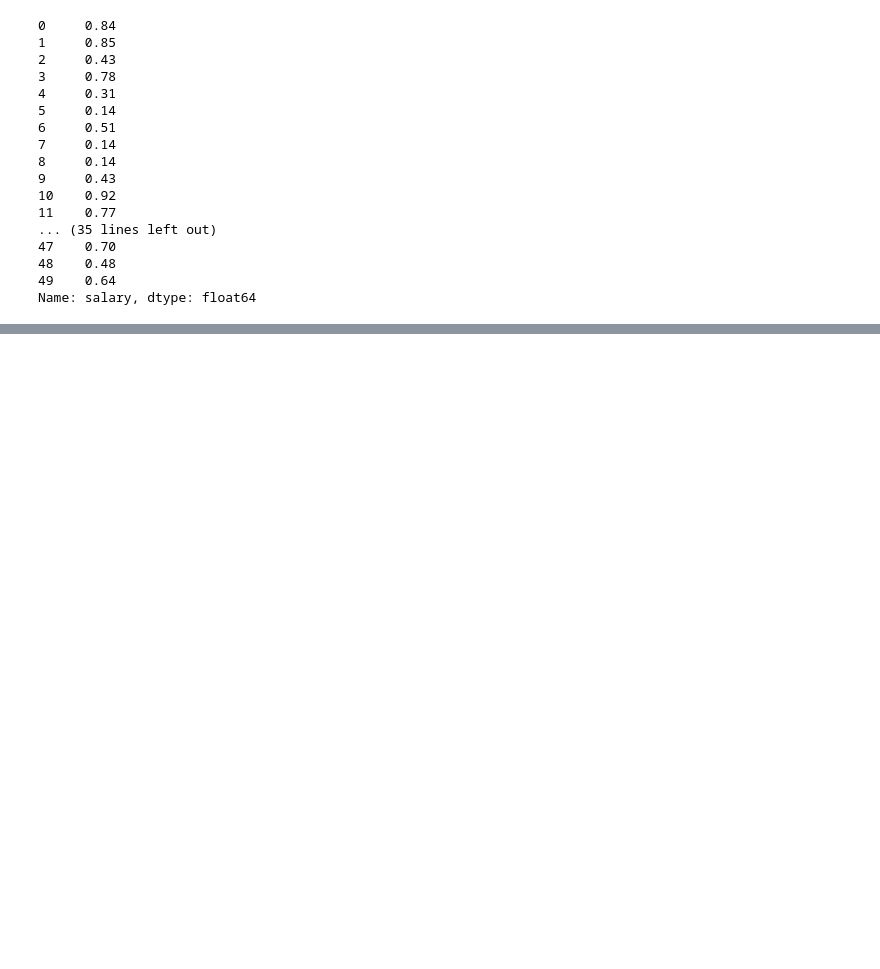
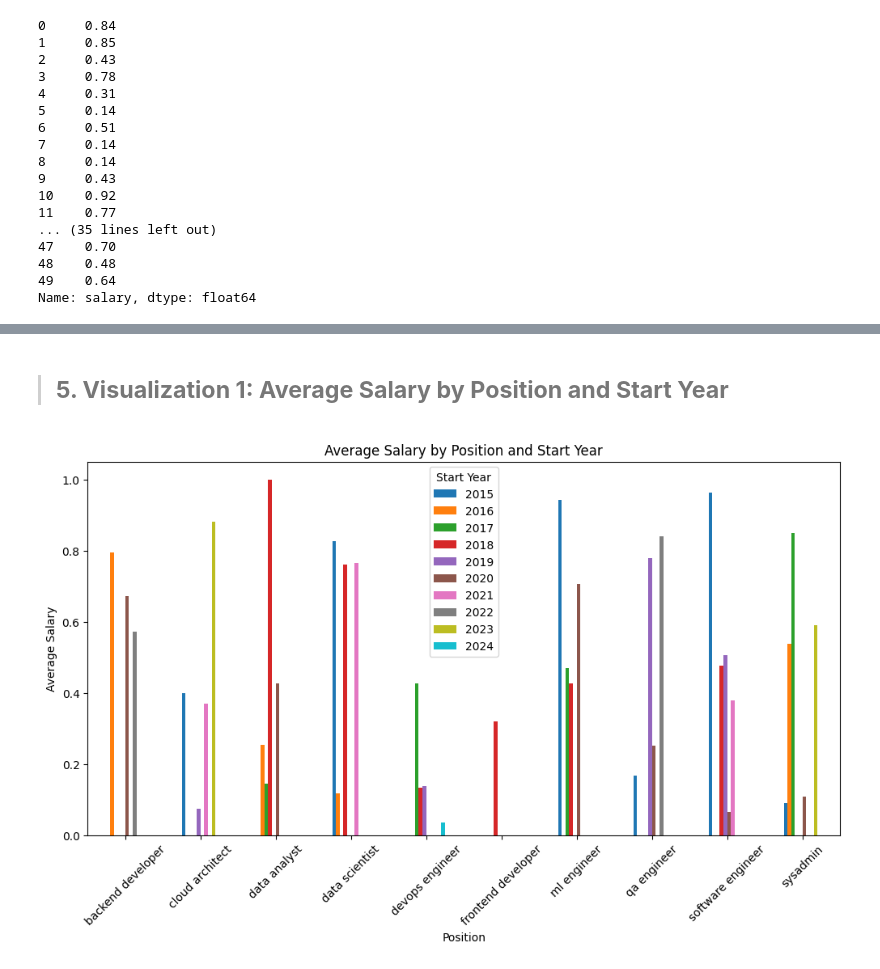
Before and after one commit to Hasyashri/PROG8245_MLP, a Jupyter notebook: MLP_LAB_3.ipynb, the cells around one changed output, grey strips where cells are left out. Cells and saved outputs as stored; diff of their text form; code cells hidden in the pictures; blank space fills up the shorter version.

```diff
--- a/MLP_LAB_3.ipynb
+++ b/MLP_LAB_3.ipynb
@@ -348,0 +369,16 @@ Name: salary, dtype: float64
+# %% [markdown]
+> ## **5. Visualization 1: Average Salary by Position and Start Year**
+# %%
+# bar chart that displays the average salary by position and start year
+import matplotlib.pyplot as plt
+
+avg_salary = df.groupby(['position', 'start_year'])['salary'].mean().unstack()
+avg_salary.plot(kind='bar', figsize=(12, 6))
+plt.title('Average Salary by Position and Start Year')
+plt.xlabel('Position')
+plt.ylabel('Average Salary')
+plt.xticks(rotation=45)
+plt.legend(title='Start Year')
+plt.show()
+# %% [output]
+[figure, added]
```
Also changed, not shown: parts of 17 cells of this notebook, 1 other file.
